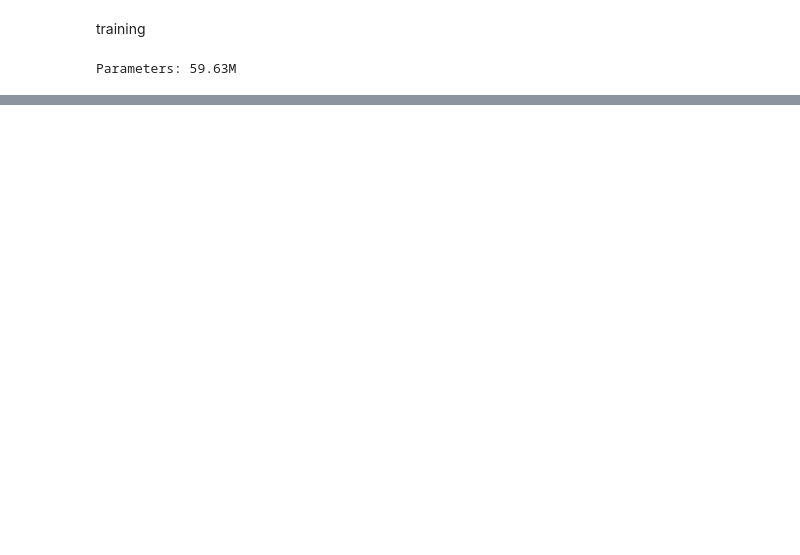
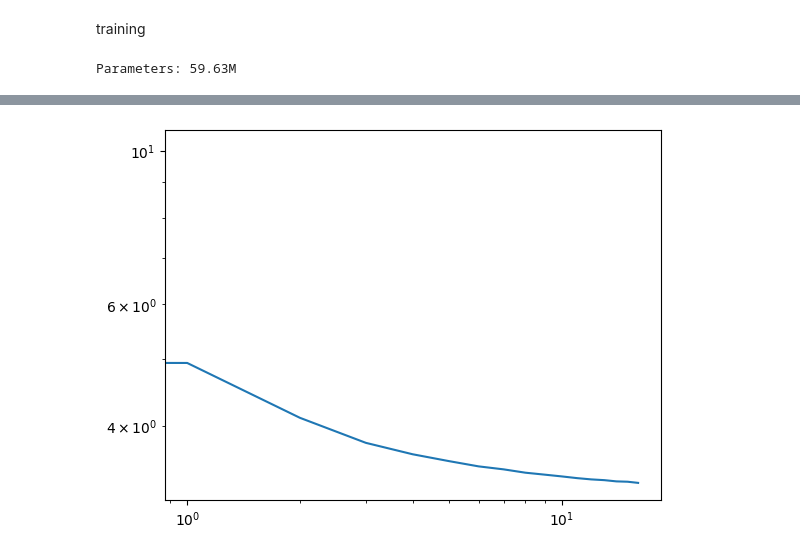
Before and after one commit to jtang25/llm, a Jupyter notebook: transformer.ipynb, the cells around one changed output, grey strips where cells are left out. Cells and saved outputs as stored; diff of their text form; code cells hidden in the pictures; blank space fills up the shorter version.

```diff
--- a/transformer.ipynb
+++ b/transformer.ipynb
@@ -450,2 +463,9 @@ plt.xscale("log")
+# %%
+plt.plot(val_losses)
+plt.yscale("log")
+plt.xscale("log")
+plt.show()
+# %% [output]
+[figure, added]
 # %%
 model.eval()
```
Also changed, not shown: parts of 9 cells of this notebook, 1 other file.
